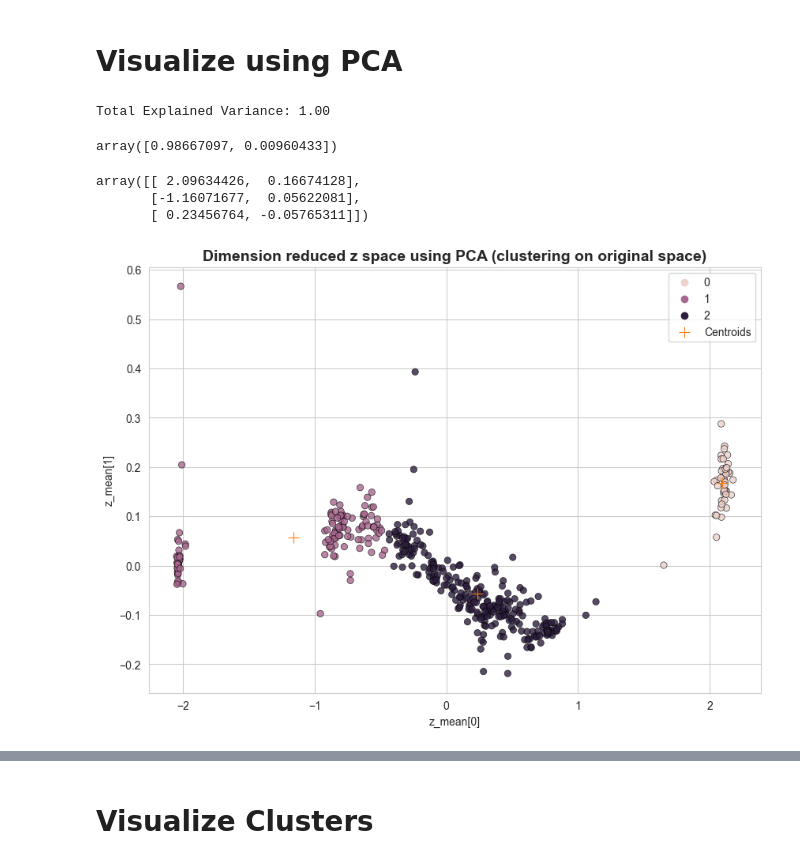
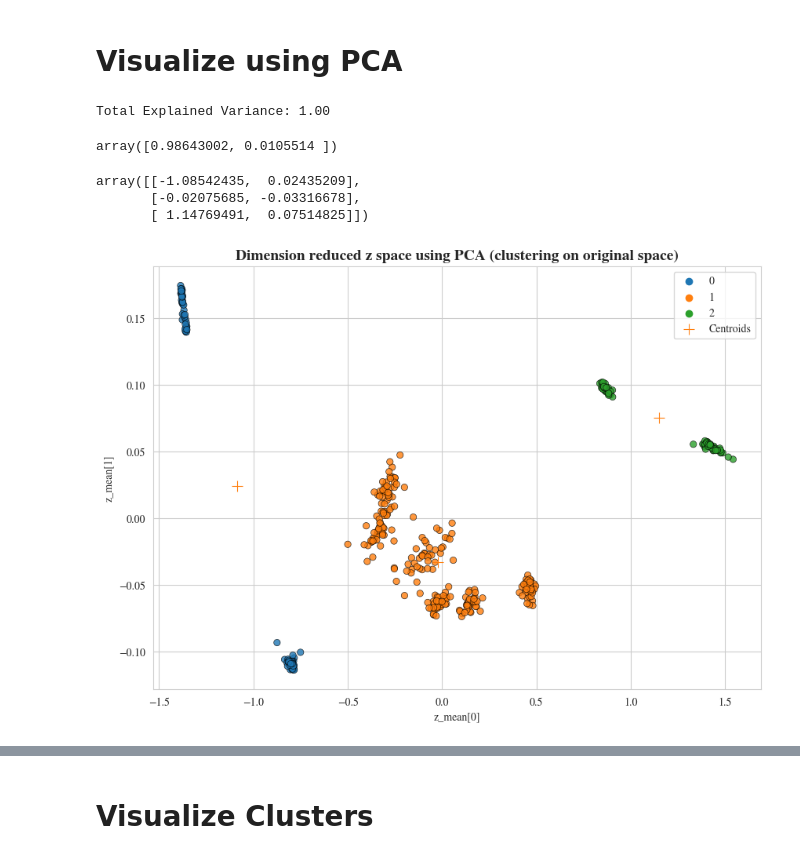
Before and after one commit to negralessio/biosignals-gen-ai, a Jupyter notebook: notebooks/vae.ipynb, the cells around one changed output, grey strips where cells are left out. Cells and saved outputs as stored; diff of their text form; code cells hidden in the pictures.

Commit message:
Added VAE with dense layers (better results!)

```diff
--- a/notebooks/vae.ipynb
+++ b/notebooks/vae.ipynb
@@ -18,7 +22,7 @@ import matplotlib
 matplotlib.rcParams['mathtext.fontset'] = 'stix'
 matplotlib.rcParams['font.family'] = 'STIXGeneral'
 # %%
-LATENT_DIM: int = 20
+LATENT_DIM: int = 10
 # %% [markdown]
 # Load Data
 # %%
@@ -43,7 +47,8 @@ print(tensor.shape)
 # %% [markdown]
 # Modelling
 # %%
-vae = LSTMVAE(tensor=tensor, latent_dims=LATENT_DIM, reconstruction_weight=3)
+#vae = LSTMVAE(tensor=tensor, latent_dims=LATENT_DIM, reconstruction_weight=3)
+vae = DenseVAE(tensor=tensor, latent_dims=LATENT_DIM, reconstruction_weight=3)
 vae.compile(optimizer="adam")
 vae.build((None, tensor.shape[1], tensor.shape[2]))
 # %%
@@ -93,7 +92,6 @@ Trainable params: 16007 (62.53 KB)
 Non-trainable params: 0 (0.00 Byte)
 _________________________________________________________________
 # %%
-history = vae.fit(tensor, epochs=64, batch_size=4, validation_split=0.2, shuffle=True
-                  ,callbacks=[ReduceLROnPlateau(monitor="val_loss", patience=15), EarlyStopping(monitor="val_loss", patience=20)]
-)
+history = vae.fit(tensor, epochs=256, batch_size=8, validation_split=0.2, shuffle=True
+                  )#,callbacks=[ReduceLROnPlateau(monitor="val_loss", patience=15), EarlyStopping(monitor="val_loss", patience=20)]
 # %% [output]
@@ -274,24 +272,24 @@ print(f"Total Explained Variance: {sum(pca.explained_variance_ratio_):.2f}")
 pca.explained_variance_ratio_
 # %% [output]
 Total Explained Variance: 1.00
-array([0.98667097, 0.00960433])
+array([0.98643002, 0.0105514 ])
 # %%
 centroids = pca.transform(kmeans.cluster_centers_)
 centroids
 # %% [output]
-array([[ 2.09634426,  0.16674128],
-       [-1.16071677,  0.05622081],
-       [ 0.23456764, -0.05765311]])
+array([[-1.08542435,  0.02435209],
+       [-0.02075685, -0.03316678],
+       [ 1.14769491,  0.07514825]])
 # %%
 fig, ax = plt.subplots(1,1, figsize=(10,7))
 ax.set_title("Dimension reduced z space using PCA (clustering on original space)", fontweight="bold", size=14)
-sns.scatterplot(x=z_dim_reduced_pca[:,0], y=z_dim_reduced_pca[:,1], ax=ax, edgecolor="black", alpha=.8, hue=labels)
+sns.scatterplot(x=z_dim_reduced_pca[:,0], y=z_dim_reduced_pca[:,1], ax=ax, edgecolor="black", alpha=.8, hue=labels, palette="tab10")
 sns.scatterplot(x=centroids[:,0], y=centroids[:, 1], marker="+", label="Centroids", s=100, edgecolor="black")
 ax.set_xlabel("z_mean[0]")
 ax.set_ylabel("z_mean[1]")
 fig.show()
 # %% [output]
-[figure, old version]
+[figure, new version]
 # %%
 # Pick a Sample and recounstruct
 sample_z_mean = np.array([[0, 0]])
```
Also changed, not shown: parts of 14 cells of this notebook.
